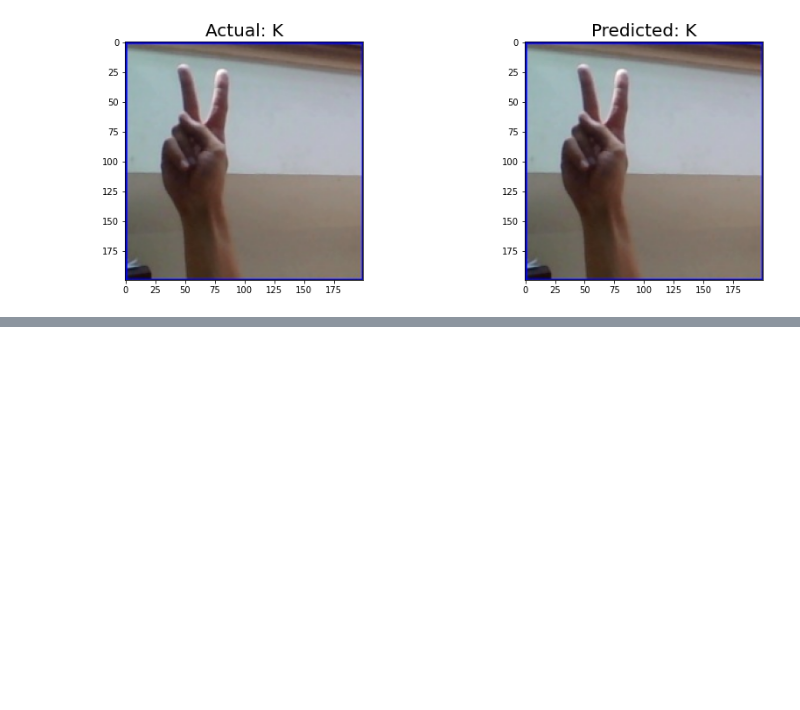
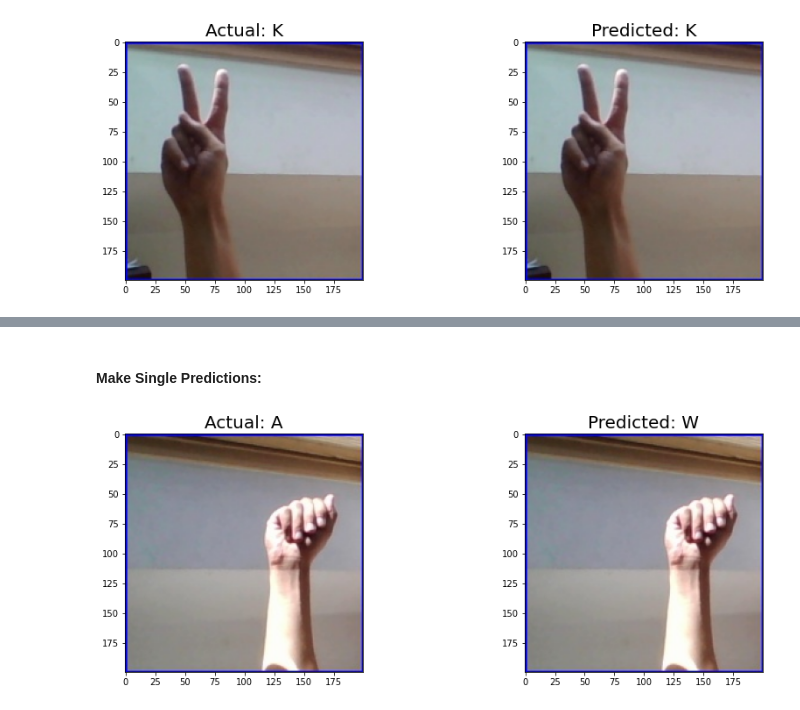
Before and after one commit to BharathN96/ASL_classification, a Jupyter notebook: Team7_Kavya.ipynb, the cells around one changed output, grey strips where cells are left out. Saved outputs shown, nothing was run; the diff lists cells and outputs as text; code cells hidden in the pictures; blank space fills up the shorter version.

Commit message:
Kavya's MobileNet Added

```diff
--- a/Team7_Kavya.ipynb
+++ b/Team7_Kavya.ipynb
@@ -429,0 +433,8 @@ plt.show()
+# %%
+train_datagen=ImageDataGenerator(rescale=1./255,
+        shear_range=0.2,
+        zoom_range=0.2,
+        horizontal_flip=True)
+
+train_data=train_datagen.flow_from_directory("Alphabets_split/train",target_size=(32, 32),class_mode='categorical',
+    batch_size=8)
@@ -429,0 +443,5 @@ plt.show()
+# %%
+val_datagen=ImageDataGenerator(rescale=1./255)
+
+val_data=val_datagen.flow_from_directory("Alphabets_split/val",target_size=(32, 32),class_mode='categorical',
+    batch_size=8)
@@ -429,0 +472,3 @@ plt.show()
+# %%
+# Excluding the Convolution layers of the MobileNet model and setting the input shape same as that of target size during Data Augmentation
+model=MobileNet(input_shape=(32,32,3),include_top=False)
@@ -429,0 +549,22 @@ plt.show()
+# %% [markdown]
+#### Make Single Predictions:
+# %%
+img1=cv2.imread("Alphabets_split/val/A/A626.jpg")
+img1=cv2.cvtColor(img1,cv2.COLOR_BGR2RGB)
+test_image = image.load_img('Alphabets_split/val/A/A626.jpg', target_size = (32, 32))
+test_image = image.img_to_array(test_image)
+test_image = np.expand_dims(test_image, axis = 0)
+result = transfer_model.predict(test_image/255.)
+prediction=list(train_data.class_indices.keys())[np.argmax(result)]
+
+plt.figure(figsize=(15,5))
+plt.subplot(121)
+plt.imshow(img1)
+plt.title("Actual: A",fontsize=20)
+
+plt.subplot(122)
+plt.imshow(img1)
+plt.title("Predicted: {}".format(prediction),fontsize=20)
+plt.show()
+# %% [output]
+[figure, added]
```
Also changed, not shown: parts of 47 cells of this notebook.
